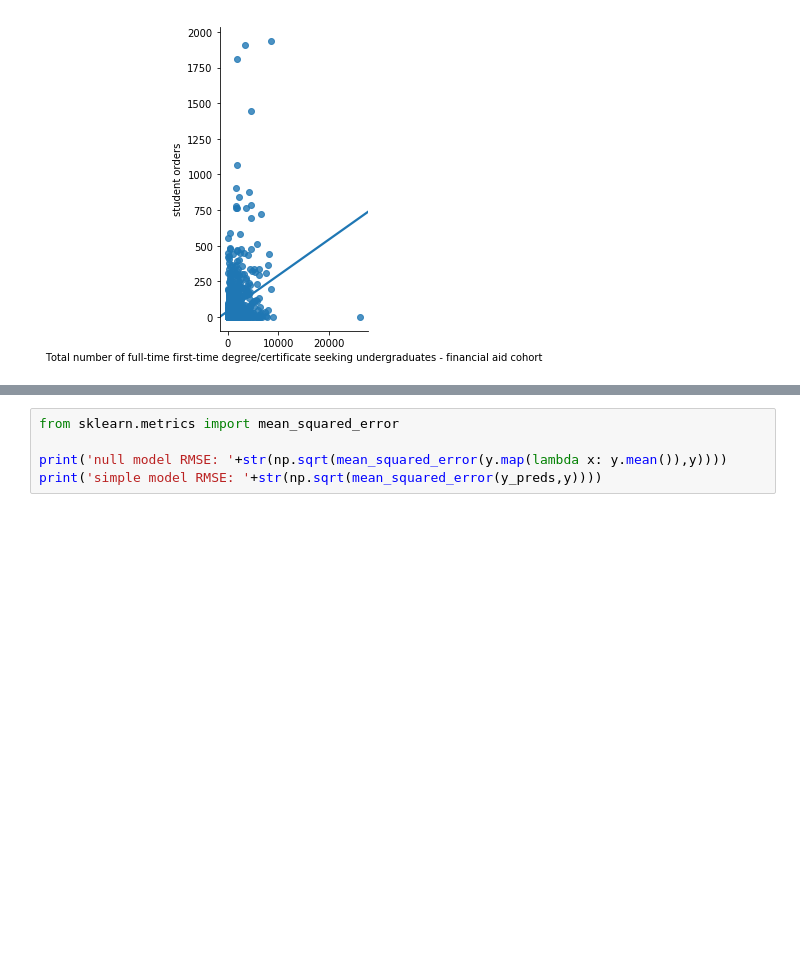
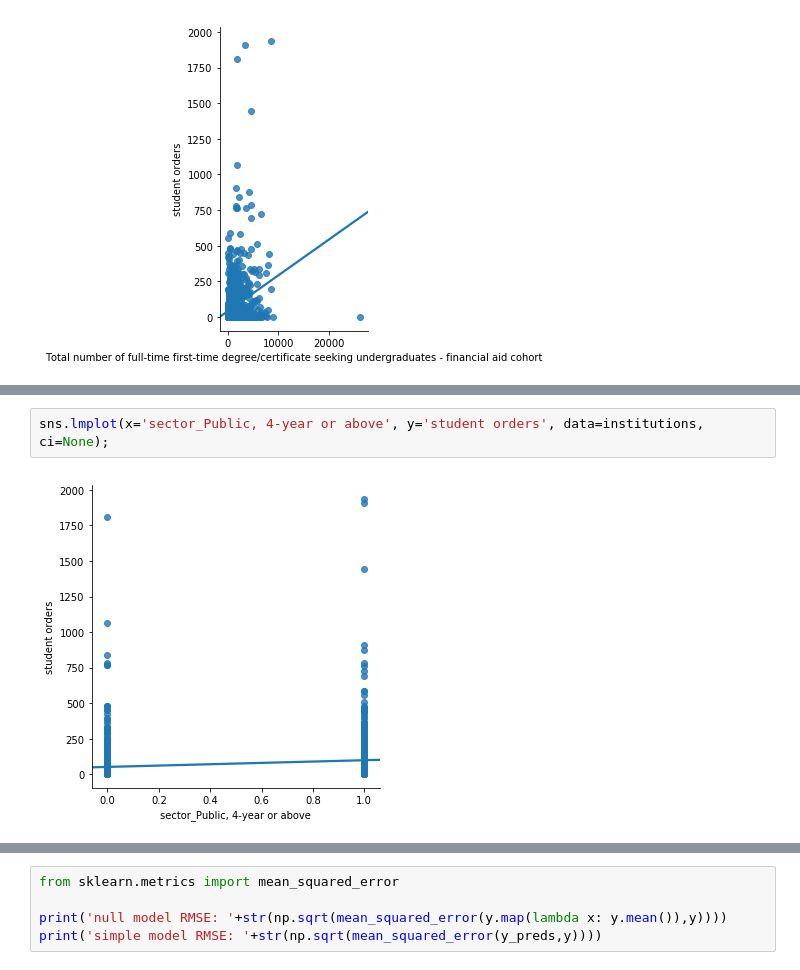
Before and after one commit to KayliBrownstein/data-science-flatworld-sales, a Jupyter notebook: institution_sales_eda.ipynb, the cells around one changed output, grey strips where cells are left out. Drawn from its saved outputs; the diff is of its cells as text; blank space fills up the shorter version.

```diff
--- a/institution_sales_eda.ipynb
+++ b/institution_sales_eda.ipynb
@@ -307,0 +340,4 @@ sns.lmplot(x='Total number of full-time first-time degree/certificate seeking un
+# %%
+sns.lmplot(x='sector_Public, 4-year or above', y='student orders', data=institutions, ci=None);
+# %% [output]
+[figure, added]
```
Also changed, not shown: parts of 19 cells of this notebook.
